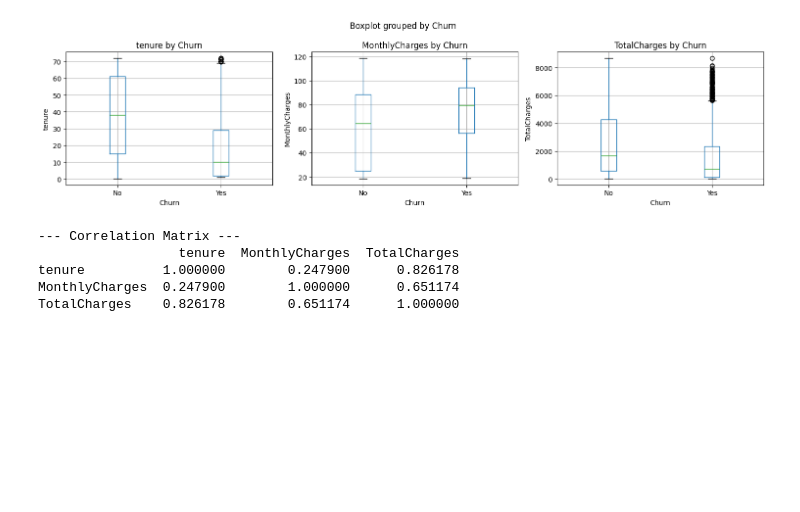
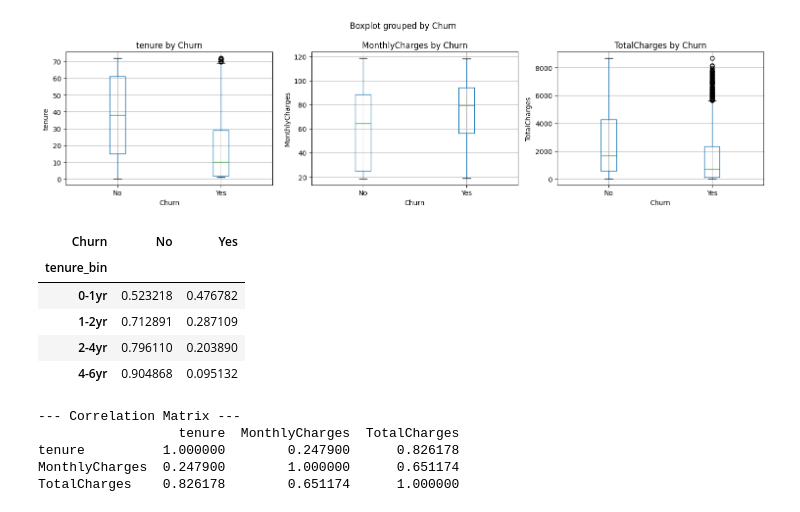
Before and after one commit to savi664/MachineLearningProject, a Jupyter notebook: 2425575.ipynb, the cells around one changed output. Saved outputs shown, nothing was run; the diff lists cells and outputs as text; code cells hidden in the pictures; blank space fills up the shorter version.

```diff
--- a/2425575.ipynb
+++ b/2425575.ipynb
@@ -186,6 +195,18 @@ plt.tight_layout()
 plt.show()
 # %% [output]
 [figure]
+# %%
+df['tenure_bin'] = pd.cut(df['tenure'], bins=[0, 12, 24, 48, 72],
+                          labels=['0-1yr','1-2yr','2-4yr','4-6yr'])
+
+df.groupby('tenure_bin').Churn.value_counts(normalize=True).unstack()
+# %% [output]
+| Churn | No | Yes |
+| tenure_bin |  |  |
+| 0-1yr | 0.523218 | 0.476782 |
+| 1-2yr | 0.712891 | 0.287109 |
+| 2-4yr | 0.796110 | 0.203890 |
+| 4-6yr | 0.904868 | 0.095132 |
 # %%
 print("\n--- Correlation Matrix ---")
 corr = df[num_features].corr()
```
Also changed, not shown: parts of 3 cells of this notebook.
